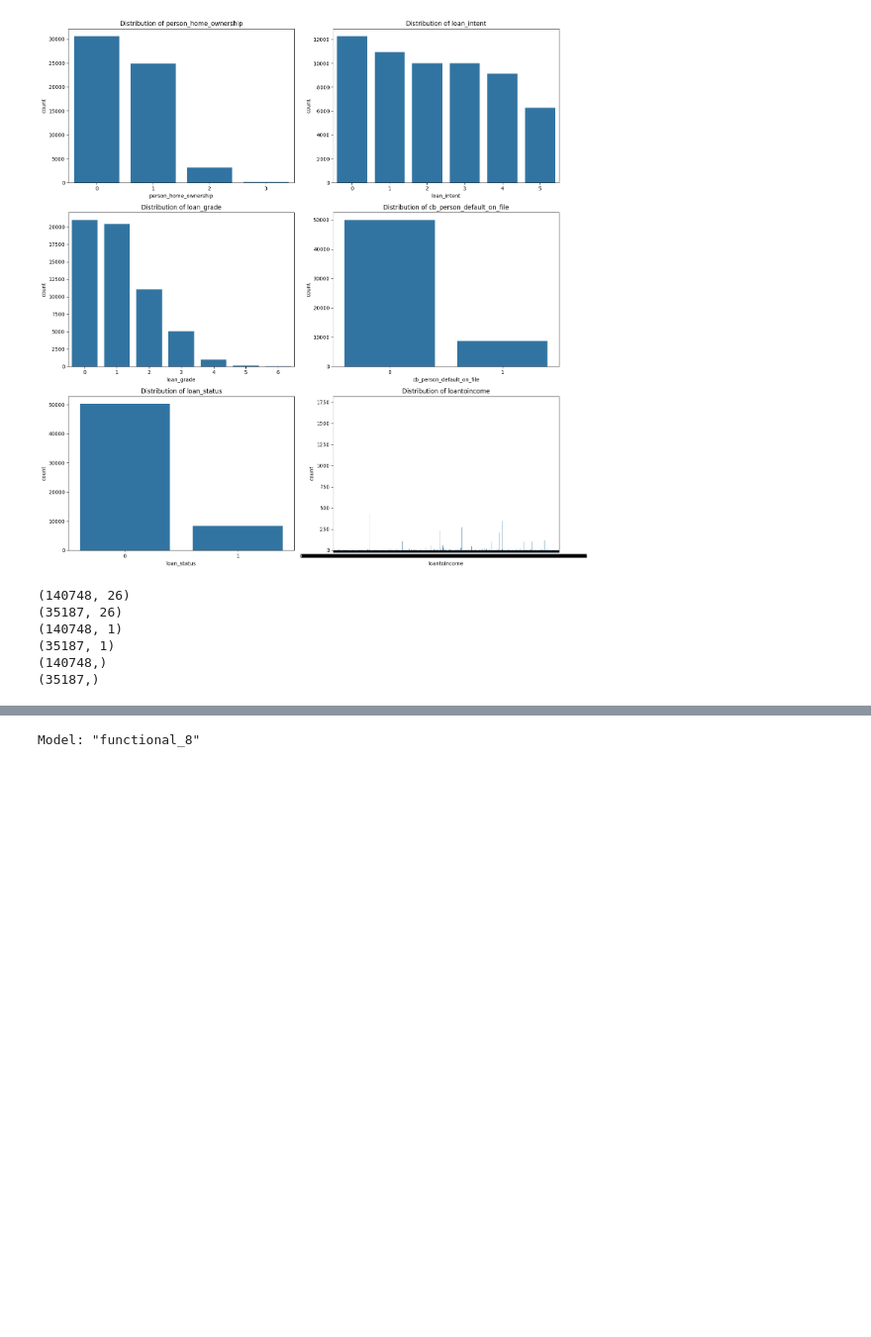
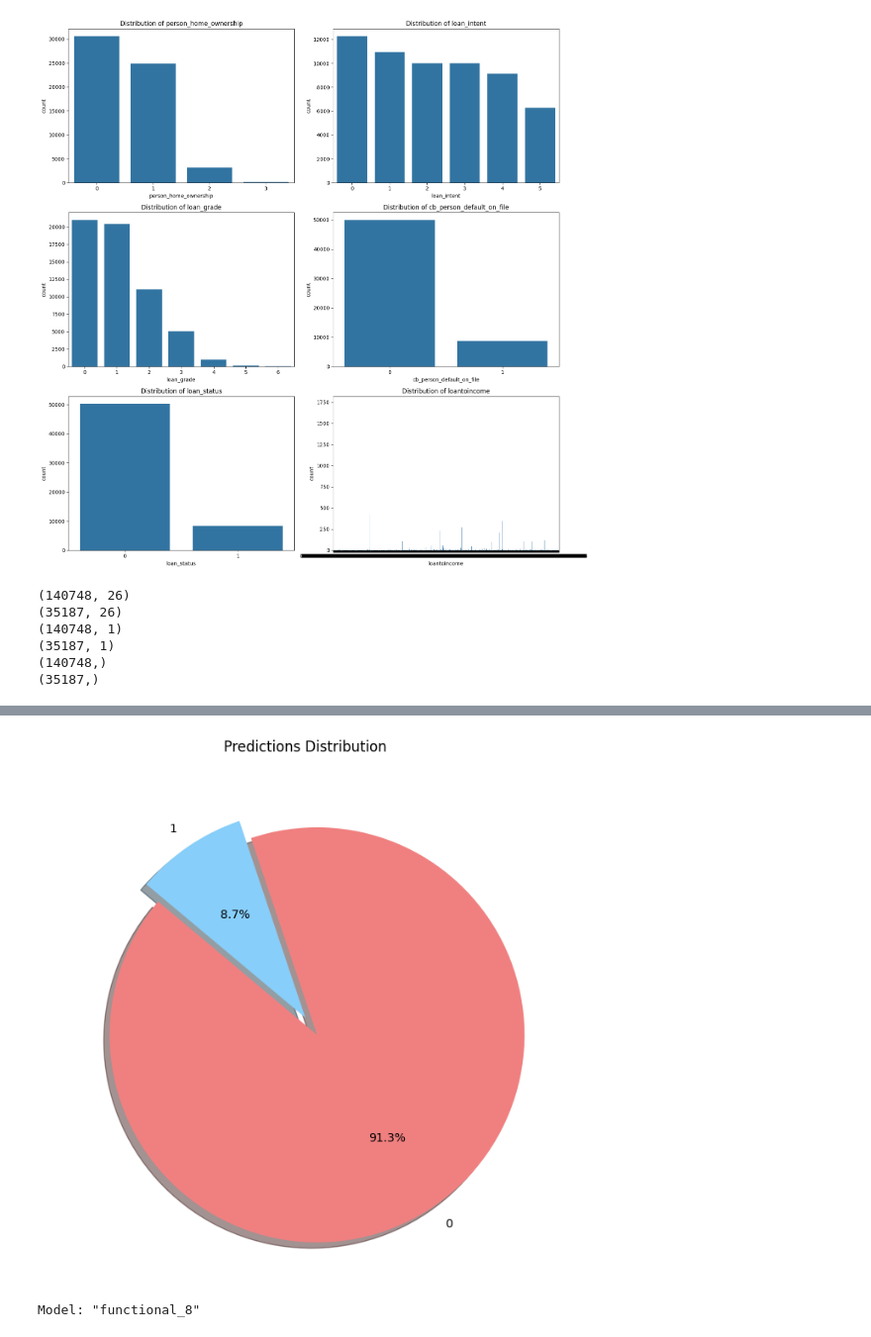
Before and after one commit to Dxuian/ml, a Jupyter notebook: resume/a.ipynb, the cells around one changed output, grey strips where cells are left out. Shown at 99% size. Cells and saved outputs as stored; diff of their text form; code cells hidden in the pictures; blank space fills up the shorter version.

```diff
--- a/resume/a.ipynb
+++ b/resume/a.ipynb
@@ -259,7 +261,7 @@ X_train_reshaped = X_train.reshape((X_train.shape[0], X_train.shape[1], 1, 1))
 X_test_reshaped = X_test.reshape((X_test.shape[0], X_test.shape[1], 1, 1))
 
 # Define the L2 regularizers
-k = 1/2
+k = 1.0
 kernel_regularizer = l2(0.001*k)
 bias_regularizer = l2(0.0001*k)
 
@@ -297,9 +299,11 @@ model.compile(optimizer='adam', loss='binary_crossentropy', metrics=[ AUC()])
 
 # Train the model
 model.fit(X_train_reshaped, y_train, epochs=1, batch_size=32, verbose=1, validation_data=(X_test_reshaped, y_test))
-model.fit(X_test_reshaped, y_test, epochs=1, batch_size=16, verbose=1, validation_data=(X_train_reshaped, y_train))
-model.fit(X_train_reshaped, y_train, epochs=1, batch_size=16, verbose=1, validation_data=(X_test_reshaped, y_test))
-model.fit(X_test_reshaped, y_test, epochs=1, batch_size=16, verbose=1, validation_data=(X_train_reshaped, y_train))
+model.fit(X_test_reshaped, y_test, epochs=1, batch_size=32, verbose=1, validation_data=(X_train_reshaped, y_train))
+model.fit(X_train_reshaped, y_train, epochs=1, batch_size=32, verbose=1, validation_data=(X_test_reshaped, y_test))
+model.fit(X_test_reshaped, y_test, epochs=1, batch_size=32, verbose=1, validation_data=(X_train_reshaped, y_train))
+model.fit(X_train_reshaped, y_train, epochs=1, batch_size=32, verbose=1, validation_data=(X_test_reshaped, y_test))
+model.fit(X_test_reshaped, y_test, epochs=1, batch_size=32, verbose=1, validation_data=(X_train_reshaped, y_train))
 
 # Evaluate the model
 loss, accuracy = model.evaluate(X_test_reshaped, y_test)
@@ -378,3 +395,4 @@ predictions_df.to_csv('fdd.csv', index=False)
+[figure, added]
 # %%
 import pandas as pd
 import matplotlib.pyplot as plt
```
Also changed, not shown: parts of 2 cells of this notebook, 2 other files.
